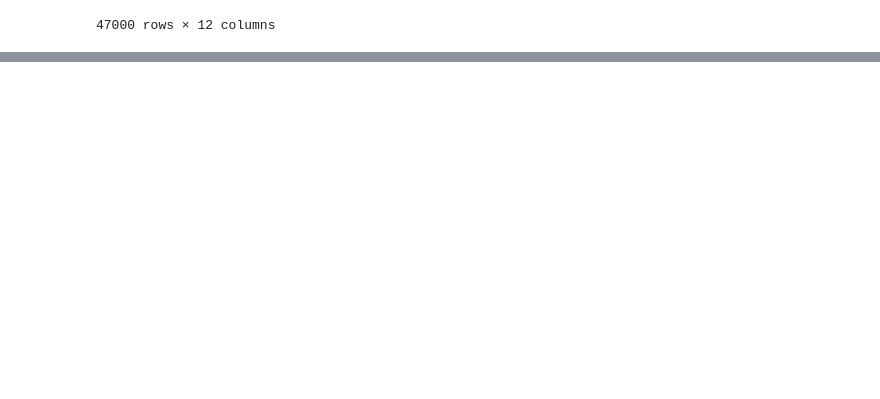
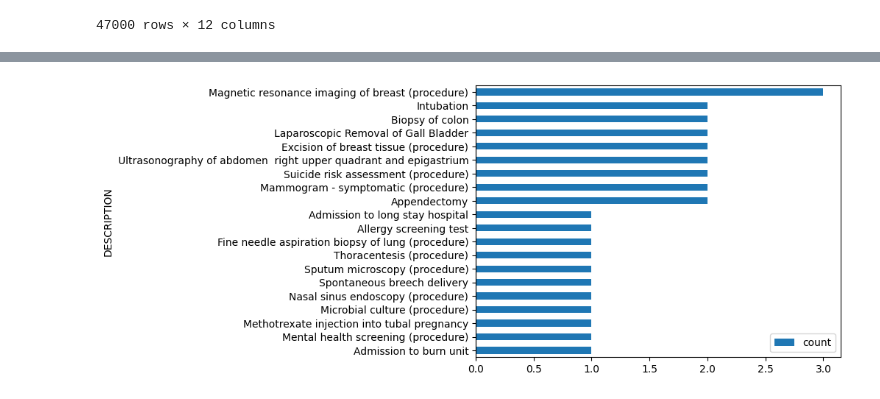
Before and after one commit to vgao111/Hospital-procedure-analysis, a Jupyter notebook: Procedures analysis.ipynb, the cells around one changed output, grey strips where cells are left out. Cells and saved outputs as stored; diff of their text form; code cells hidden in the pictures; blank space fills up the shorter version.

```diff
--- a/Procedures analysis.ipynb
+++ b/Procedures analysis.ipynb
@@ -77,0 +136,9 @@ print(a)
+# %%
+#least common procedure (bottom 20)
+procedure_bottom_df = procedure_10_df.sort_values(by = ["count"], ascending = True)
+procedure_bottom_df = procedure_bottom_df.iloc[range(20)]
+procedure_bottom_df.head(1100)
+
+procedure_bottom_df.plot(kind = "barh", x = "DESCRIPTION", y = "count");
+# %% [output]
+[figure, added]
```
Also changed, not shown: parts of 13 cells of this notebook, 2 other files.
